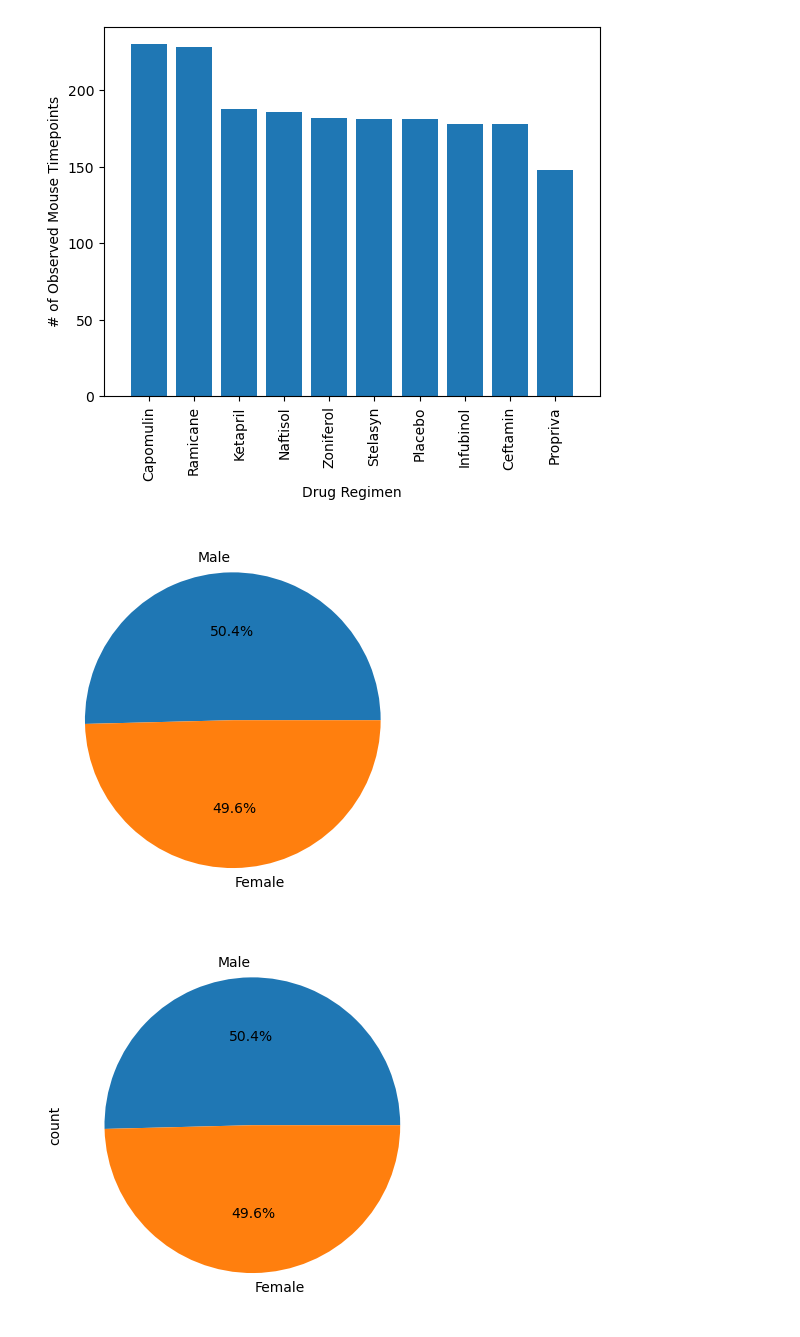
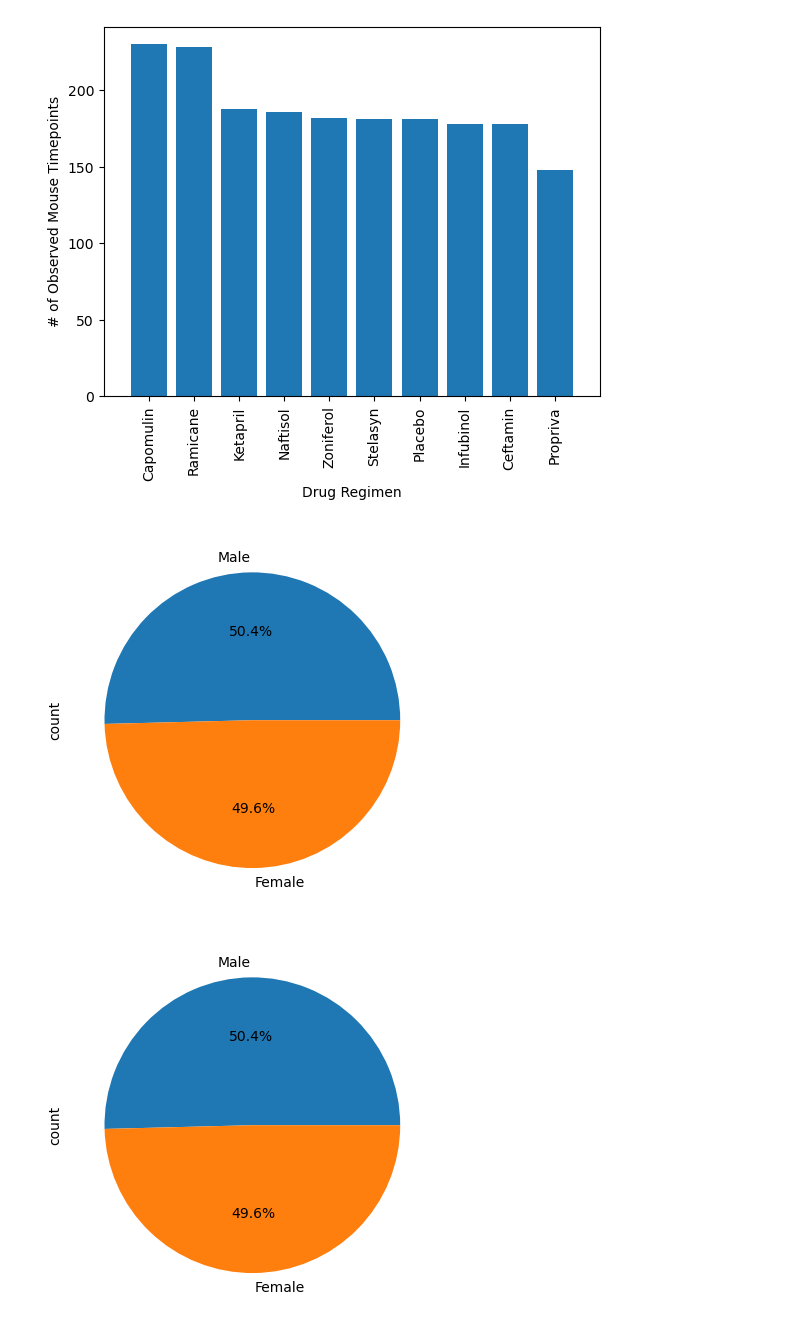
Before and after one commit to Golnaz8/Matplotlib_visualization, a Jupyter notebook: Pymaceuticals/pymaceuticals_ultimate.ipynb, the cells around one changed output. Drawn from its saved outputs; the diff is of its cells as text; code cells hidden in the pictures.

Commit message:
Completed Bar and Pie charts code

```diff
--- a/Pymaceuticals/pymaceuticals_ultimate.ipynb
+++ b/Pymaceuticals/pymaceuticals_ultimate.ipynb
@@ -179,13 +180,14 @@ plt.show()
 # %%
 # Generate a pie chart, using Pandas, showing the distribution of unique female versus male mice used in the study
 female_count = len(cleaned_df.loc[cleaned_df["Sex"] == "Female"]["Mouse ID"].unique())
 male_count = len(cleaned_df.loc[cleaned_df["Sex"] == "Male"]["Mouse ID"].unique())
 labels = ["Male", "Female"]
 sizes = [male_count, female_count]
 plt.pie(sizes, labels=labels,
         autopct="%1.1f%%")
+plt.ylabel('count')
 plt.show()
 # %% [output]
-[figure, old version]
+[figure, new version]
 # %%
 # Generate a pie chart, using pyplot, showing the distribution of unique female versus male mice used in the study
```
Also changed, not shown: parts of 2 cells of this notebook.
